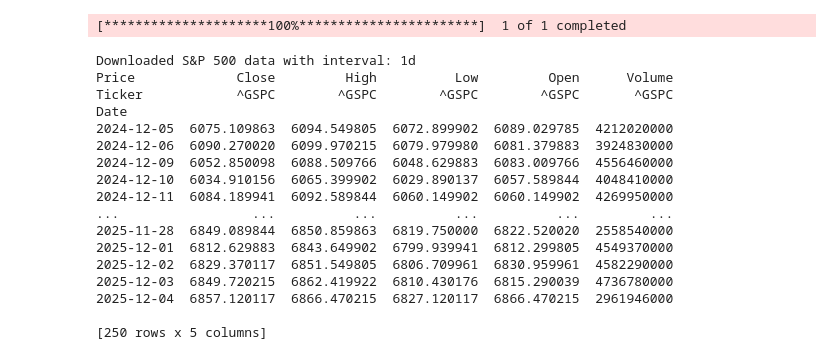
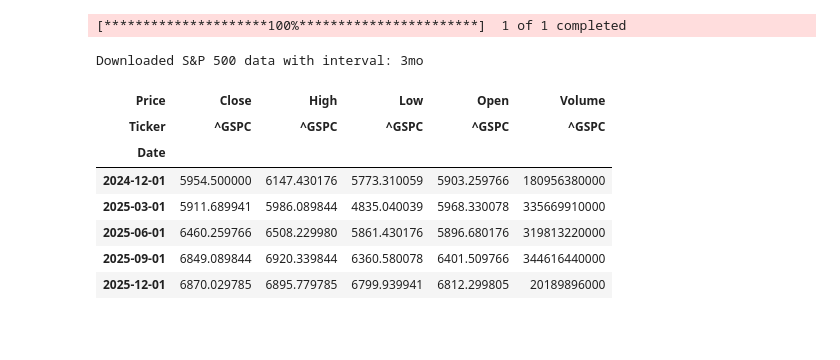
Before and after one commit to adilonam/setup-predictor, a Jupyter notebook: main.ipynb, the cells around one changed output. Drawn from its saved outputs; the diff is of its cells as text; code cells hidden in the pictures; blank space fills up the shorter version.

```diff
--- a/main.ipynb
+++ b/main.ipynb
@@ -1,34 +1,27 @@
 # %%
 from doctest import DocFileCase
 import yfinance as yf
 
 # Choose an interval: '1d' (daily), '1wk' (weekly), '1mo' (monthly), etc.
-interval = '1d'  # Change this to '1wk' or '1mo' as needed
+interval = '3mo'  # Change this to '1wk' or '1mo' as needed
 symbol = "^GSPC"
 # Download historical data for S&P 500 (^GSPC) with the chosen interval
 df = yf.download(symbol, period="1y", interval=interval)
 
 print(f"Downloaded S&P 500 data with interval: {interval}")
-print(df)
+
+df
 # %% [output]
 [*********************100%***********************]  1 of 1 completed
-Downloaded S&P 500 data with interval: 1d
-Price             Close         High          Low         Open      Volume
-Ticker            ^GSPC        ^GSPC        ^GSPC        ^GSPC       ^GSPC
-Date
-2024-12-05  6075.109863  6094.549805  6072.899902  6089.029785  4212020000
-2024-12-06  6090.270020  6099.970215  6079.979980  6081.379883  3924830000
-2024-12-09  6052.850098  6088.509766  6048.629883  6083.009766  4556460000
-2024-12-10  6034.910156  6065.399902  6029.890137  6057.589844  4048410000
-2024-12-11  6084.189941  6092.589844  6060.149902  6060.149902  4269950000
-...                 ...          ...          ...          ...         ...
-2025-11-28  6849.089844  6850.859863  6819.750000  6822.520020  2558540000
-2025-12-01  6812.629883  6843.649902  6799.939941  6812.299805  4549370000
-2025-12-02  6829.370117  6851.549805  6806.709961  6830.959961  4582290000
-2025-12-03  6849.720215  6862.419922  6810.430176  6815.290039  4736780000
-2025-12-04  6857.120117  6866.470215  6827.120117  6866.470215  2961946000
-
-[250 rows x 5 columns]
+Downloaded S&P 500 data with interval: 3mo
+| Price | Close | High | Low | Open | Volume |
+| Ticker | ^GSPC | ^GSPC | ^GSPC | ^GSPC | ^GSPC |
+| Date |  |  |  |  |  |
+| 2024-12-01 | 5954.500000 | 6147.430176 | 5773.310059 | 5903.259766 | 180956380000 |
+| 2025-03-01 | 5911.689941 | 5986.089844 | 4835.040039 | 5968.330078 | 335669910000 |
+| 2025-06-01 | 6460.259766 | 6508.229980 | 5861.430176 | 5896.680176 | 319813220000 |
+| 2025-09-01 | 6849.089844 | 6920.339844 | 6360.580078 | 6401.509766 | 344616440000 |
+| 2025-12-01 | 6870.029785 | 6895.779785 | 6799.939941 | 6812.299805 | 20189896000 |
 # %%
 from lib.line import Calculator
 
```
Also changed, not shown: parts of 1 cell of this notebook, 2 other files.
